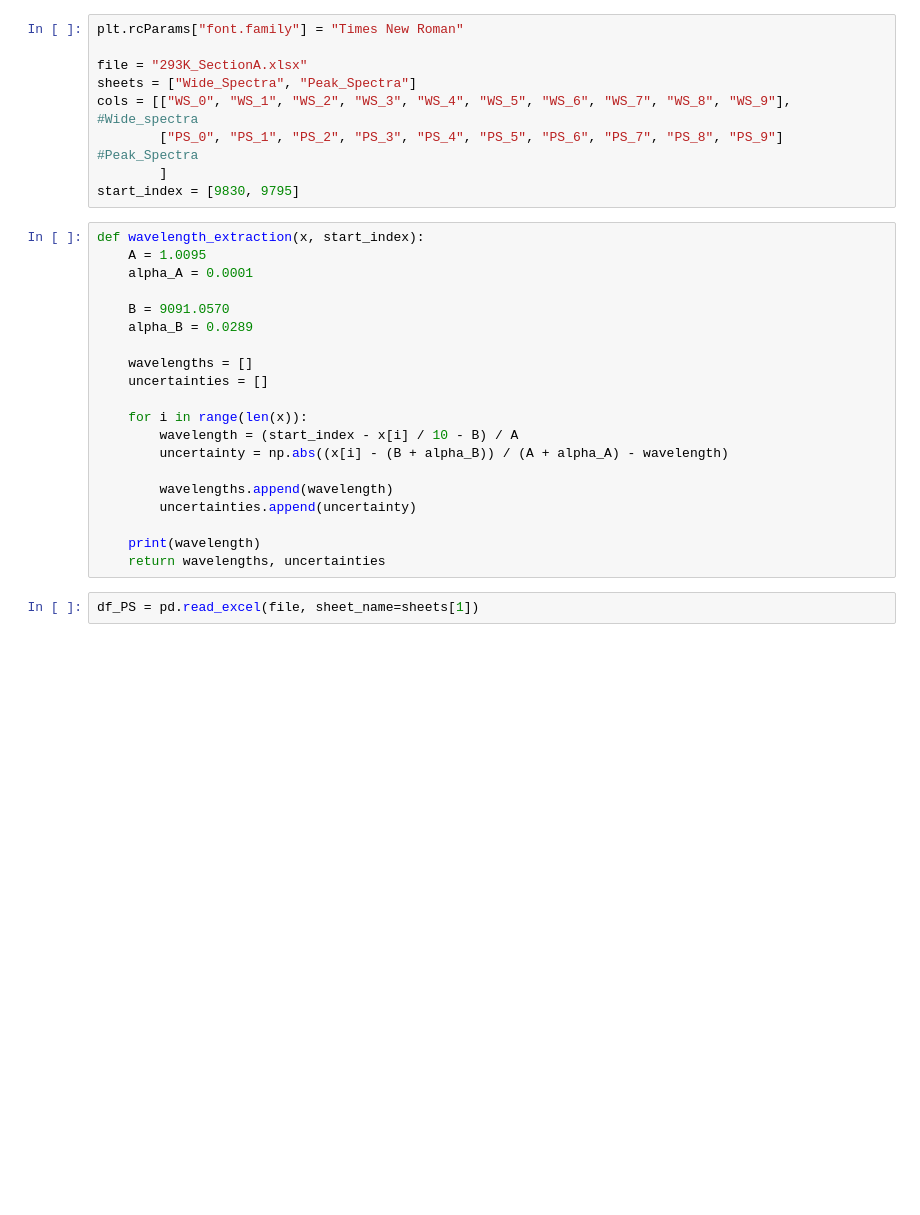
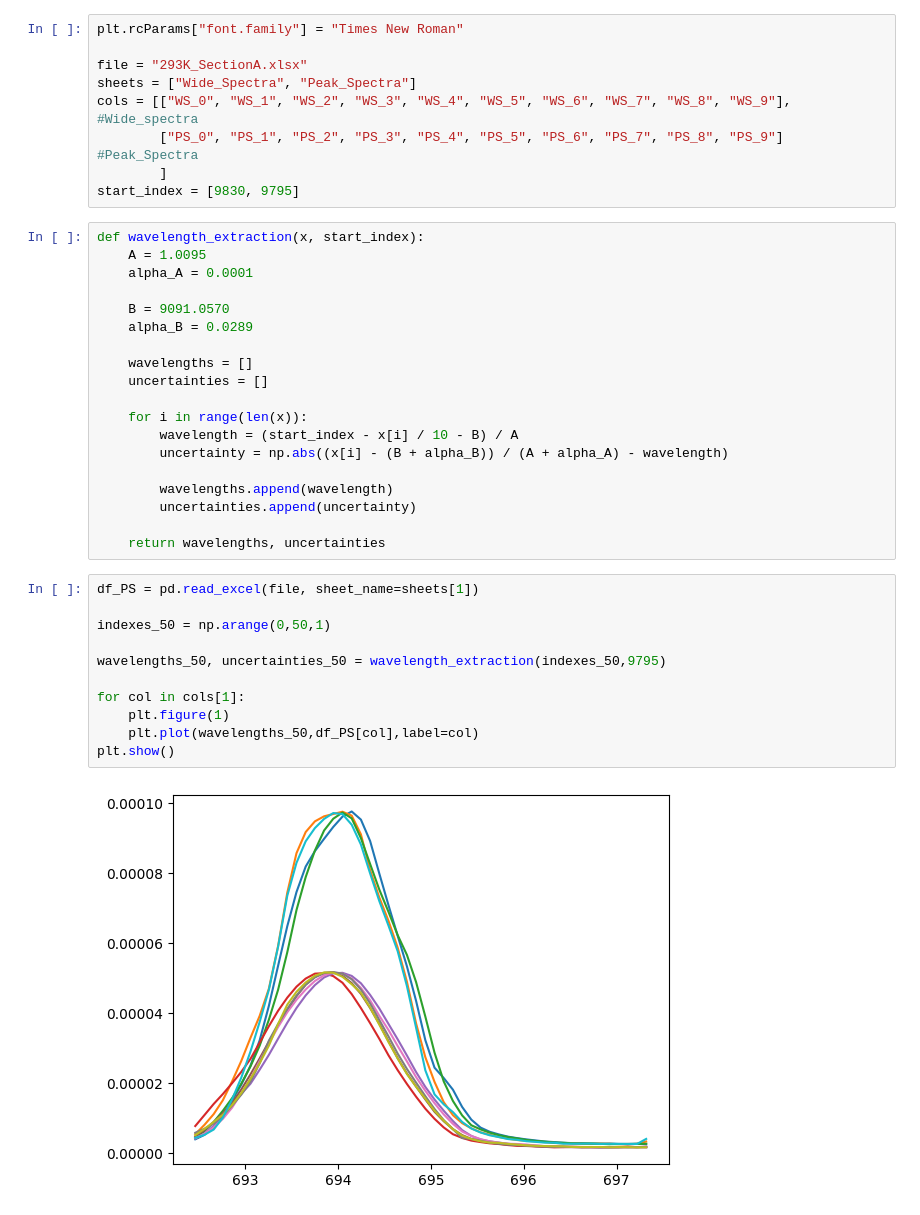
Before and after one commit to Sebastian426/Advanced-Lab-Code, a Jupyter notebook: Intensity_Runs_293K/293k_graph_PS.ipynb, the cells around one changed output. Cells and saved outputs as stored; diff of their text form; blank space fills up the shorter version.

Commit message:
Created peak wavelength extracting function

```diff
--- a/Intensity_Runs_293K/293k_graph_PS.ipynb
+++ b/Intensity_Runs_293K/293k_graph_PS.ipynb
@@ -31,7 +31,17 @@ def wavelength_extraction(x, start_index):
         wavelengths.append(wavelength)
         uncertainties.append(uncertainty)
 
-    print(wavelength)
     return wavelengths, uncertainties
 # %%
 df_PS = pd.read_excel(file, sheet_name=sheets[1])
+
+indexes_50 = np.arange(0,50,1)
+
+wavelengths_50, uncertainties_50 = wavelength_extraction(indexes_50,9795)
+
+for col in cols[1]:
+    plt.figure(1)
+    plt.plot(wavelengths_50,df_PS[col],label=col)
+plt.show()
+# %% [output]
+[figure, added]
```
Also changed, not shown: parts of 2 cells of this notebook, 2 other files.
